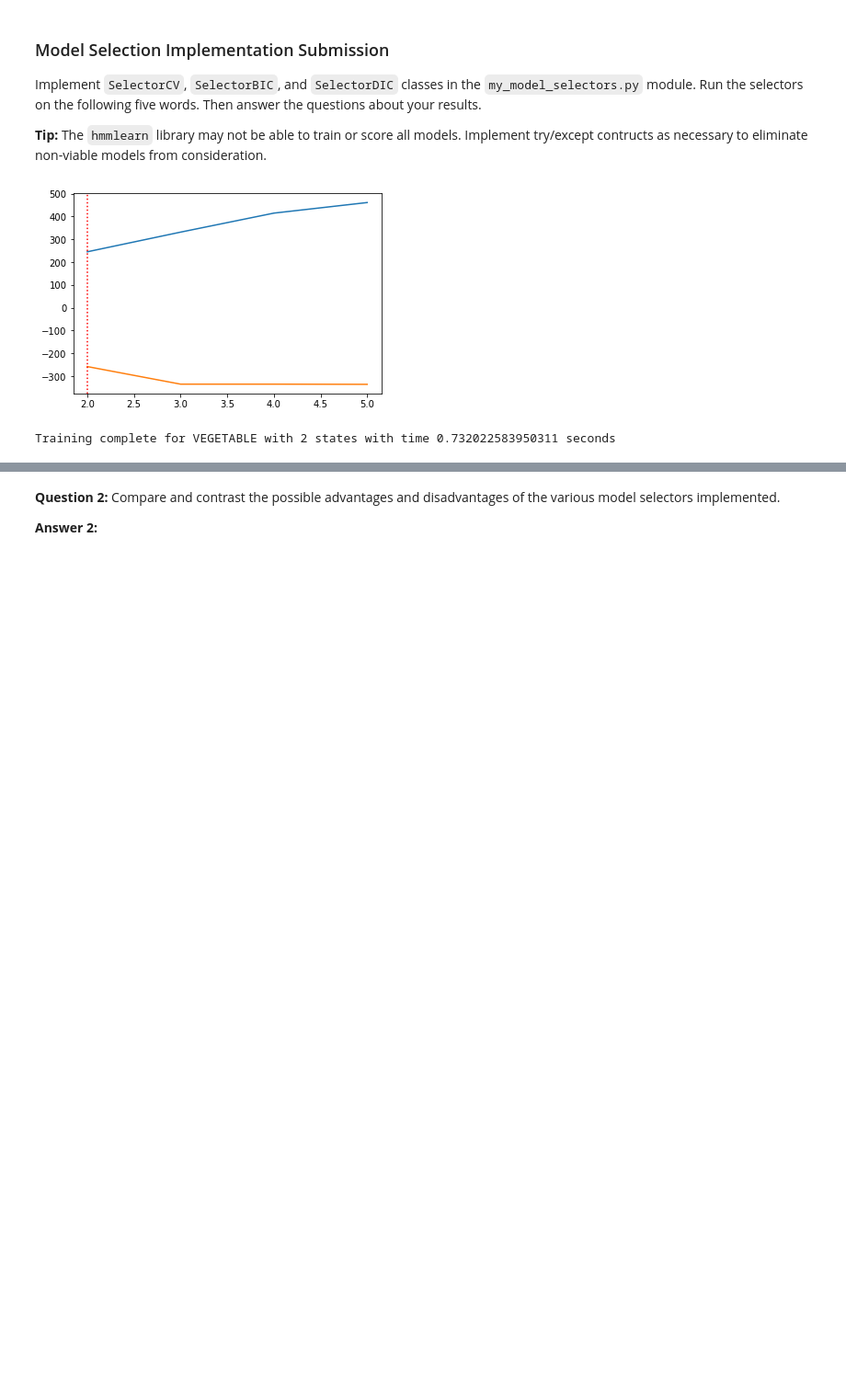
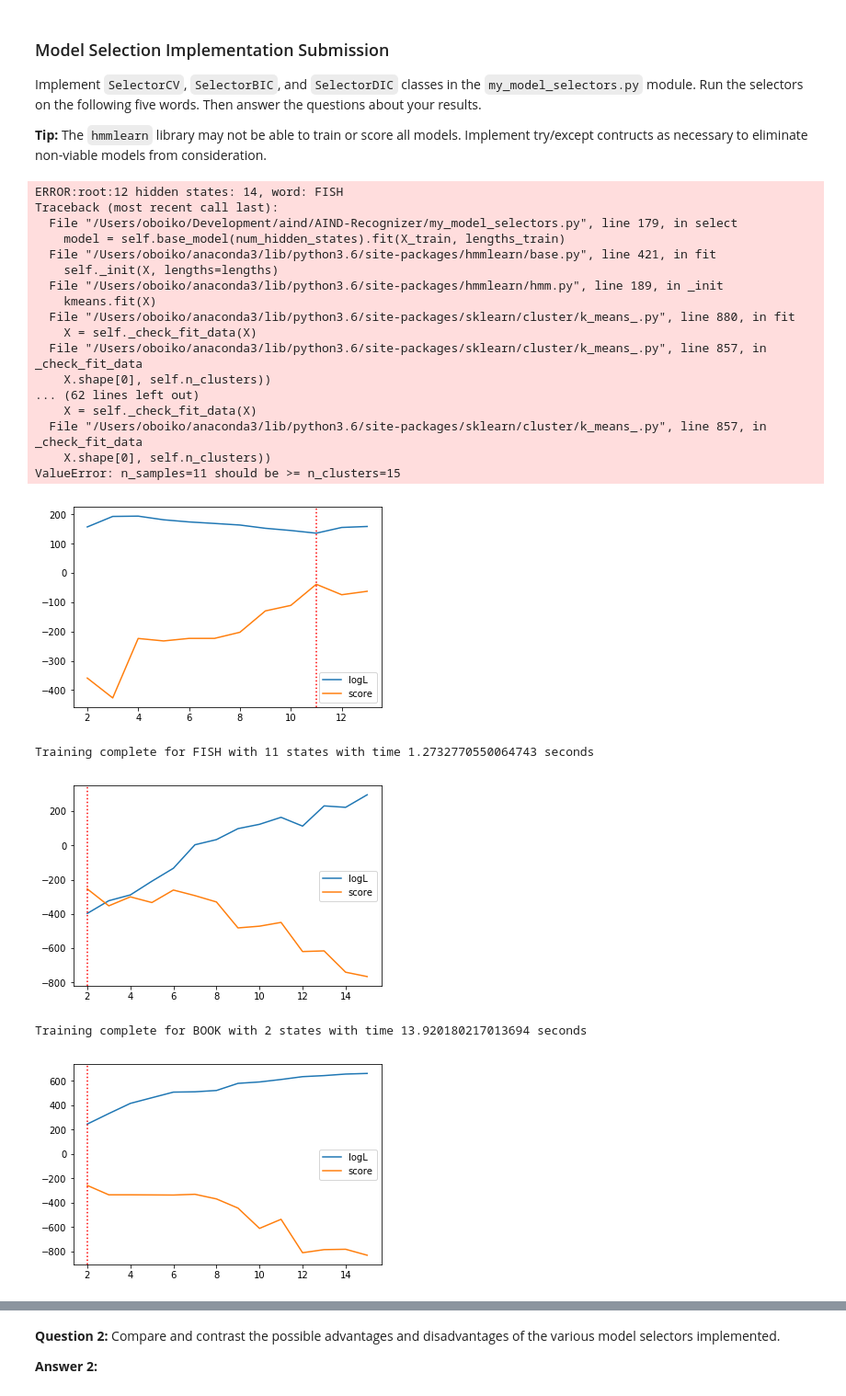
Before and after one commit to olehb/AIND-Recognizer, a Jupyter notebook: asl_recognizer.ipynb, the cells around one changed output, grey strips where cells are left out. Shown at 92% size. Drawn from its saved outputs; the diff is of its cells as text; code cells hidden in the pictures; blank space fills up the shorter version.

```diff
--- a/asl_recognizer.ipynb
+++ b/asl_recognizer.ipynb
@@ -667,8 +667,8 @@ Implement `SelectorCV`, `SelectorBIC`, and `SelectorDIC` classes in the `my_mode
 
 **Tip:** The `hmmlearn` library may not be able to train or score all models.  Implement try/except contructs as necessary to eliminate non-viable models from consideration.
 # %%
-#words_to_train = ['FISH', 'BOOK', 'VEGETABLE', 'FUTURE', 'JOHN']
-words_to_train = ['VEGETABLE']
+words_to_train = ['FISH', 'BOOK', 'VEGETABLE', 'FUTURE', 'JOHN']
+#words_to_train = ['VEGETABLE']
 import timeit
 # %%
 features_custom = ['norm-delta-rx', 'norm-delta-ry', 'norm-delta-lx', 'norm-delta-ry',
@@ -680,15 +680,35 @@ Xlengths = training.get_all_Xlengths()
 # %%
 from my_model_selectors import SelectorCV
 
 for word in words_to_train:
     start = timeit.default_timer()
     model = SelectorCV(sequences, Xlengths, word,
-                    min_n_components=2, max_n_components=5, random_state = 14).select()
+                    min_n_components=2, max_n_components=15, random_state = 14).select()
     end = timeit.default_timer()-start
     if model is not None:
         print("Training complete for {} with {} states with time {} seconds".format(word, model.n_components, end))
     else:
         print("Training failed for {}".format(word))
 # %% [output]
+ERROR:root:12 hidden states: 14, word: FISH
+Traceback (most recent call last):
+  File "/Users/oboiko/Development/aind/AIND-Recognizer/my_model_selectors.py", line 179, in select
+    model = self.base_model(num_hidden_states).fit(X_train, lengths_train)
+  File "/Users/oboiko/anaconda3/lib/python3.6/site-packages/hmmlearn/base.py", line 421, in fit
+    self._init(X, lengths=lengths)
+  File "/Users/oboiko/anaconda3/lib/python3.6/site-packages/hmmlearn/hmm.py", line 189, in _init
+    kmeans.fit(X)
+  File "/Users/oboiko/anaconda3/lib/python3.6/site-packages/sklearn/cluster/k_means_.py", line 880, in fit
+    X = self._check_fit_data(X)
+  File "/Users/oboiko/anaconda3/lib/python3.6/site-packages/sklearn/cluster/k_means_.py", line 857, in _check_fit_data
+    X.shape[0], self.n_clusters))
+... (62 lines left out)
+    X = self._check_fit_data(X)
+  File "/Users/oboiko/anaconda3/lib/python3.6/site-packages/sklearn/cluster/k_means_.py", line 857, in _check_fit_data
+    X.shape[0], self.n_clusters))
+ValueError: n_samples=11 should be >= n_clusters=15
-[figure, old version]
+[figure, new version]
-Training complete for VEGETABLE with 2 states with time 0.732022583950311 seconds
+Training complete for FISH with 11 states with time 1.2732770550064743 seconds
+[figure, added]
+Training complete for BOOK with 2 states with time 13.920180217013694 seconds
+[figure, added]
```
Also changed, not shown: parts of 3 cells of this notebook, 1 other file.
